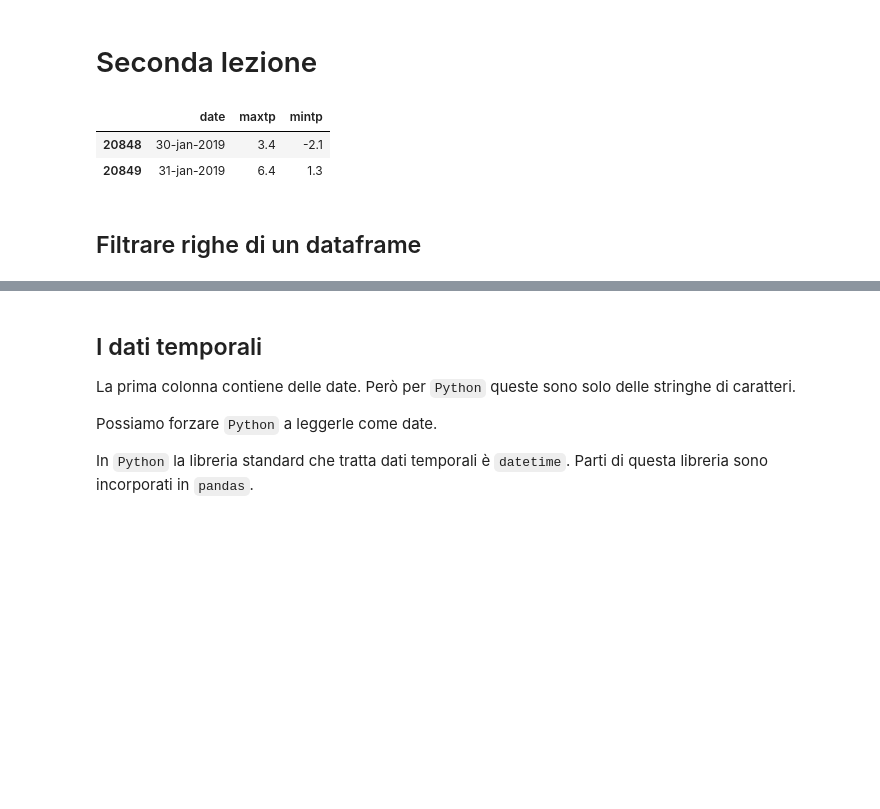
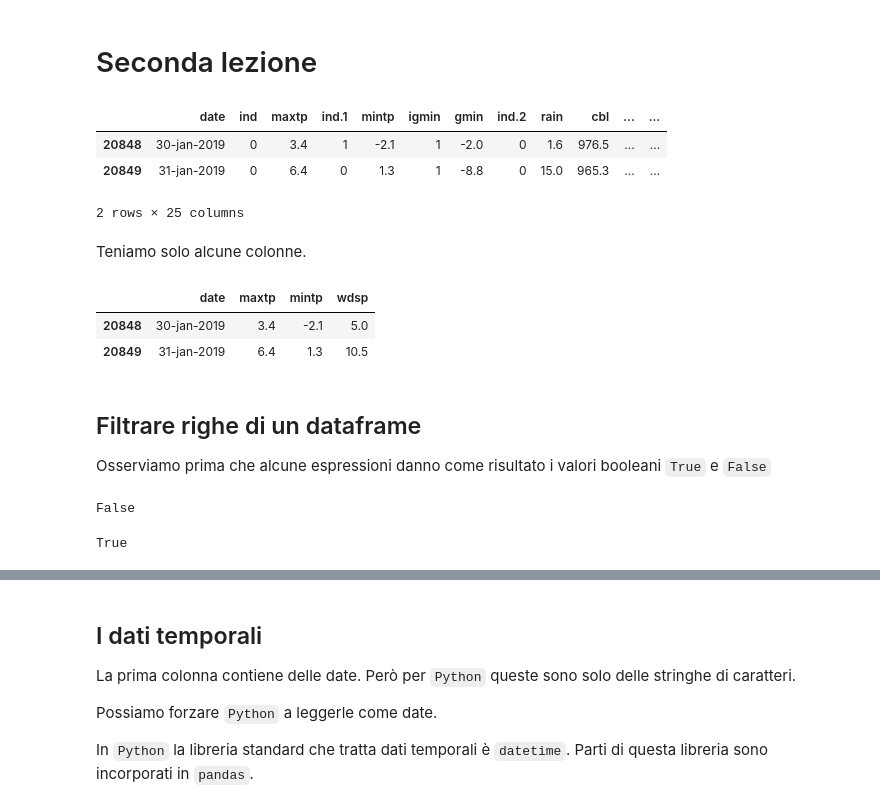
Before and after one commit to domenicozambella/BioTeIndu19, a Jupyter notebook: bozze/2_lezione.ipynb, the cells around one changed output, grey strips where cells are left out. Saved outputs shown, nothing was run; the diff lists cells and outputs as text; code cells hidden in the pictures; blank space fills up the shorter version.

```diff
--- a/bozze/2_lezione.ipynb
+++ b/bozze/2_lezione.ipynb
@@ -8,13 +8,32 @@ HTML( html_style )
 # %%
 import pandas as pd
 df = pd.read_csv("../dati/Cork_Airport.csv",
                  skiprows=24,
-                 usecols=['date', 'maxtp', 'mintp'],
                 )
 df.tail(2)
 # %% [output]
-|  | date | maxtp | mintp |
-| 20848 | 30-jan-2019 | 3.4 | -2.1 |
-| 20849 | 31-jan-2019 | 6.4 | 1.3 |
+|  | date | ind | maxtp | ind.1 | mintp | igmin | gmin | ind.2 | rain | cbl | ... | ... |
+| 20848 | 30-jan-2019 | 0 | 3.4 | 1 | -2.1 | 1 | -2.0 | 0 | 1.6 | 976.5 | ... | ... |
+| 20849 | 31-jan-2019 | 0 | 6.4 | 0 | 1.3 | 1 | -8.8 | 0 | 15.0 | 965.3 | ... | ... |
+2 rows × 25 columns
+# %% [markdown]
+Teniamo solo alcune colonne.
+# %%
+df = df[ ['date', 'maxtp', 'mintp', 'wdsp'] ]
+df.tail(2)
+# %% [output]
+|  | date | maxtp | mintp | wdsp |
+| 20848 | 30-jan-2019 | 3.4 | -2.1 | 5.0 |
+| 20849 | 31-jan-2019 | 6.4 | 1.3 | 10.5 |
 # %% [markdown]
 ## Filtrare righe di un dataframe
+
+Osserviamo prima che alcune espressioni danno come risultato i valori booleani `True` e `False`
+# %%
+28 > 28
+# %% [output]
+False
+# %%
+28 >= 28
+# %% [output]
+True
```
Also changed, not shown: parts of 29 cells of this notebook, 2 other files.
